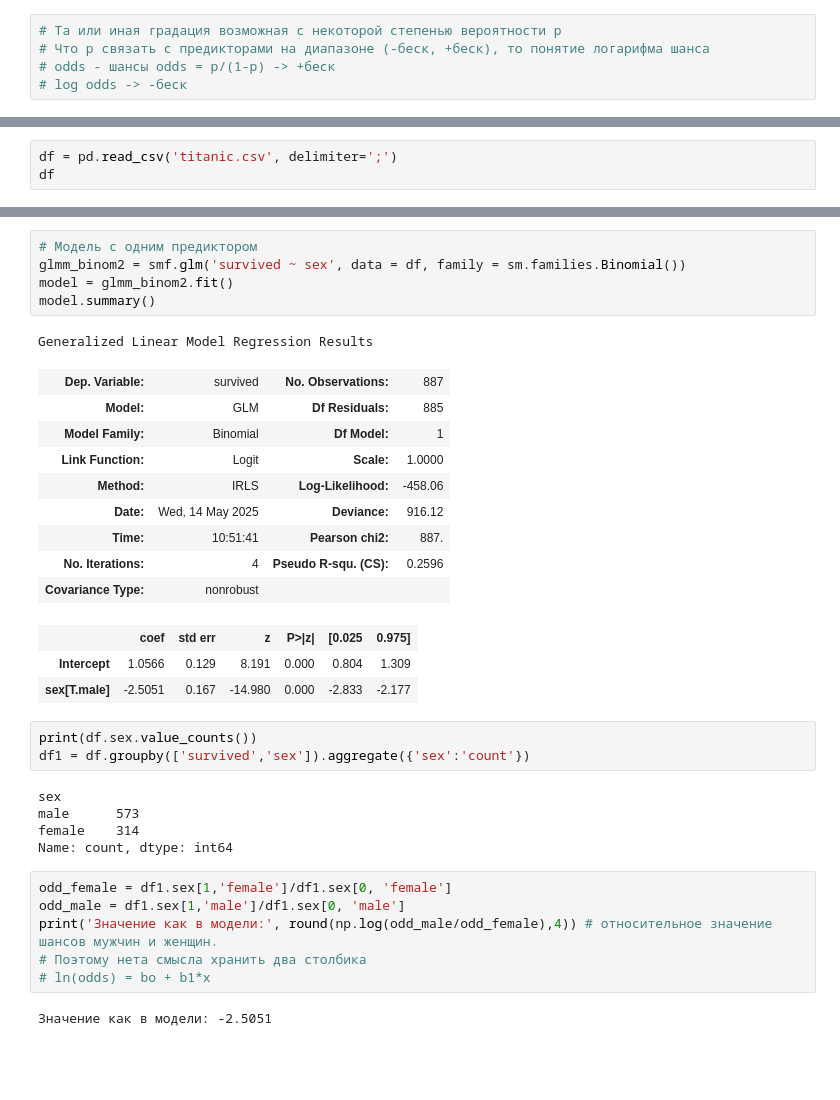
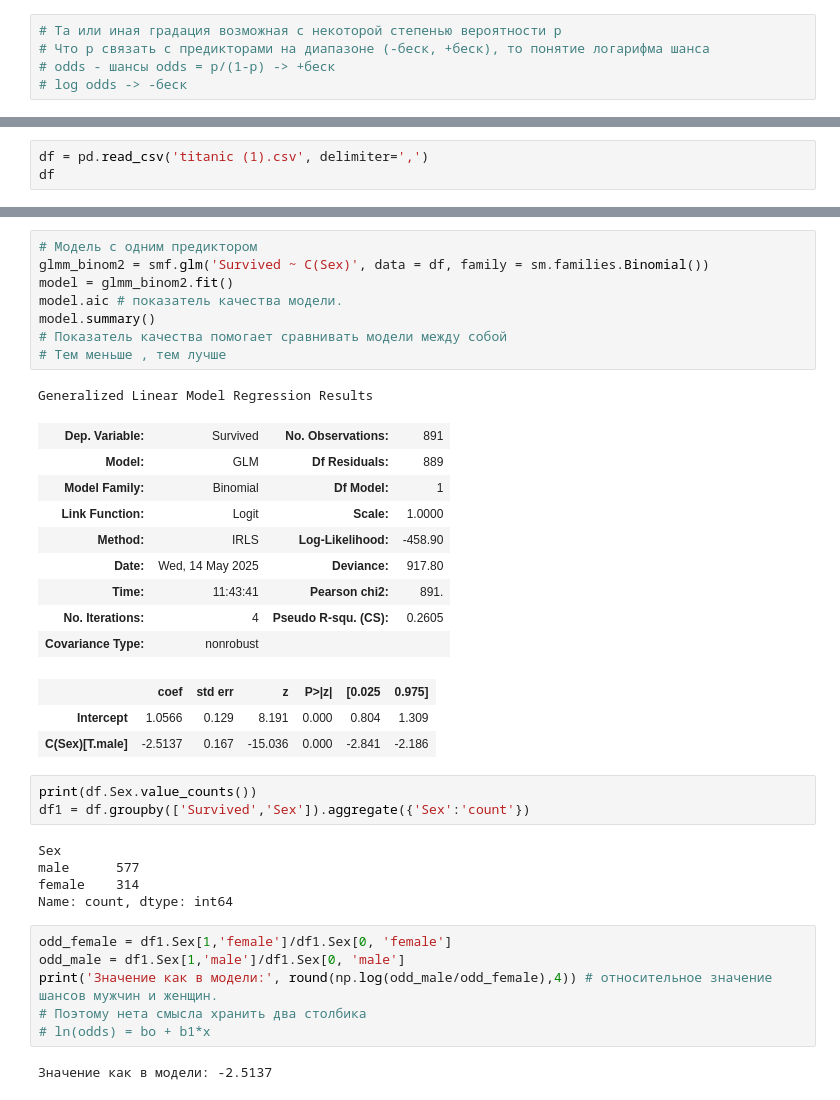
Before and after one commit to AlexTmbMifi/ML-Projects.-Statistics, a Jupyter notebook: LogisticRegression.ipynb, the cells around one changed output, grey strips where cells are left out. Saved outputs shown, nothing was run; the diff lists cells and outputs as text; blank space fills up the shorter version.

```diff
--- a/LogisticRegression.ipynb
+++ b/LogisticRegression.ipynb
@@ -34,4 +34,4 @@ plt.scatter(odds, ln_odds);
 # %%
-df = pd.read_csv('titanic.csv', delimiter=';')
+df = pd.read_csv('titanic (1).csv', delimiter=',')
 df
 # %% [output]
@@ -103,35 +103,38 @@ Generalized Linear Model Regression Results
 # %%
 # Модель с одним предиктором
-glmm_binom2 = smf.glm('survived ~ sex', data = df, family = sm.families.Binomial())
+glmm_binom2 = smf.glm('Survived ~ C(Sex)', data = df, family = sm.families.Binomial())
 model = glmm_binom2.fit()
+model.aic # показатель качества модели.
 model.summary()
+# Показатель качества помогает сравнивать модели между собой
+# Тем меньше , тем лучше
 # %% [output]
 Generalized Linear Model Regression Results
-| Dep. Variable: | survived | No. Observations: | 887 |
-| Model: | GLM | Df Residuals: | 885 |
+| Dep. Variable: | Survived | No. Observations: | 891 |
+| Model: | GLM | Df Residuals: | 889 |
 | Model Family: | Binomial | Df Model: | 1 |
 | Link Function: | Logit | Scale: | 1.0000 |
-| Method: | IRLS | Log-Likelihood: | -458.06 |
-| Date: | Wed, 14 May 2025 | Deviance: | 916.12 |
-| Time: | 10:51:41 | Pearson chi2: | 887. |
-| No. Iterations: | 4 | Pseudo R-squ. (CS): | 0.2596 |
+| Method: | IRLS | Log-Likelihood: | -458.90 |
+| Date: | Wed, 14 May 2025 | Deviance: | 917.80 |
+| Time: | 11:43:41 | Pearson chi2: | 891. |
+| No. Iterations: | 4 | Pseudo R-squ. (CS): | 0.2605 |
 | Covariance Type: | nonrobust |  |  |
 |  | coef | std err | z | P>|z| | [0.025 | 0.975] |
 | Intercept | 1.0566 | 0.129 | 8.191 | 0.000 | 0.804 | 1.309 |
-| sex[T.male] | -2.5051 | 0.167 | -14.980 | 0.000 | -2.833 | -2.177 |
+| C(Sex)[T.male] | -2.5137 | 0.167 | -15.036 | 0.000 | -2.841 | -2.186 |
 # %%
-print(df.sex.value_counts())
-df1 = df.groupby(['survived','sex']).aggregate({'sex':'count'})
+print(df.Sex.value_counts())
+df1 = df.groupby(['Survived','Sex']).aggregate({'Sex':'count'})
 # %% [output]
-sex
-male      573
+Sex
+male      577
 female    314
 Name: count, dtype: int64
 # %%
-odd_female = df1.sex[1,'female']/df1.sex[0, 'female']
-odd_male = df1.sex[1,'male']/df1.sex[0, 'male']
+odd_female = df1.Sex[1,'female']/df1.Sex[0, 'female']
+odd_male = df1.Sex[1,'male']/df1.Sex[0, 'male']
 print('Значение как в модели:', round(np.log(odd_male/odd_female),4)) # относительное значение шансов мужчин и женщин.
 # Поэтому нета смысла хранить два столбика
 # ln(odds) = bo + b1*x
 # %% [output]
-Значение как в модели: -2.5051
+Значение как в модели: -2.5137
```
Also changed, not shown: parts of 8 cells of this notebook.
